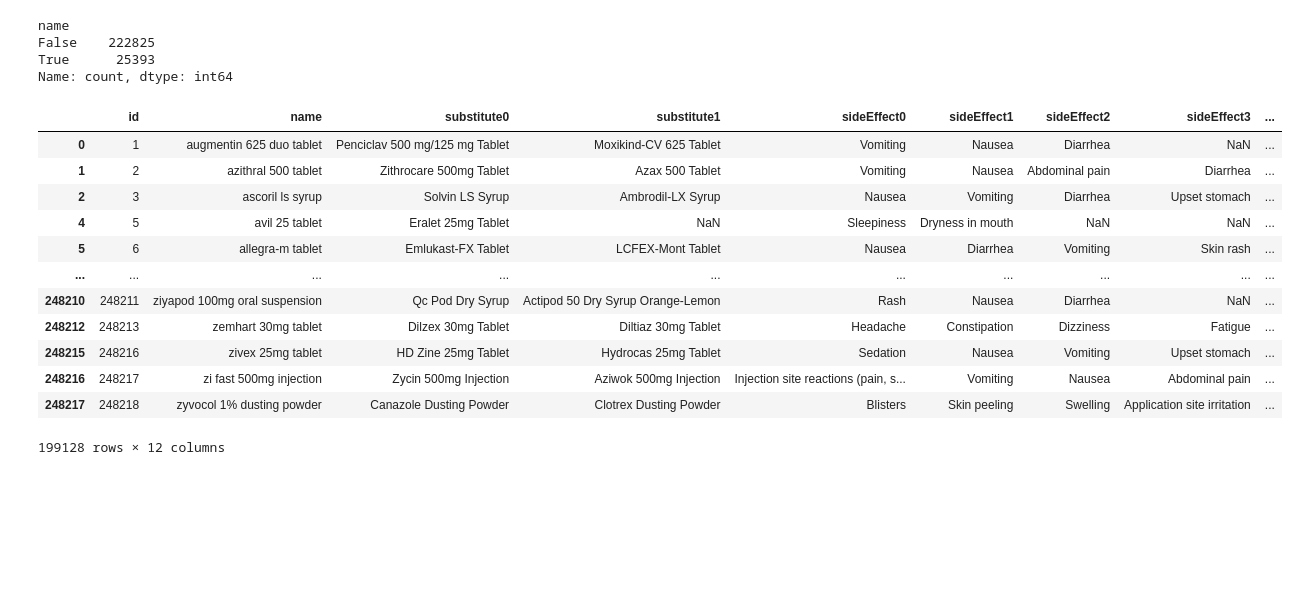
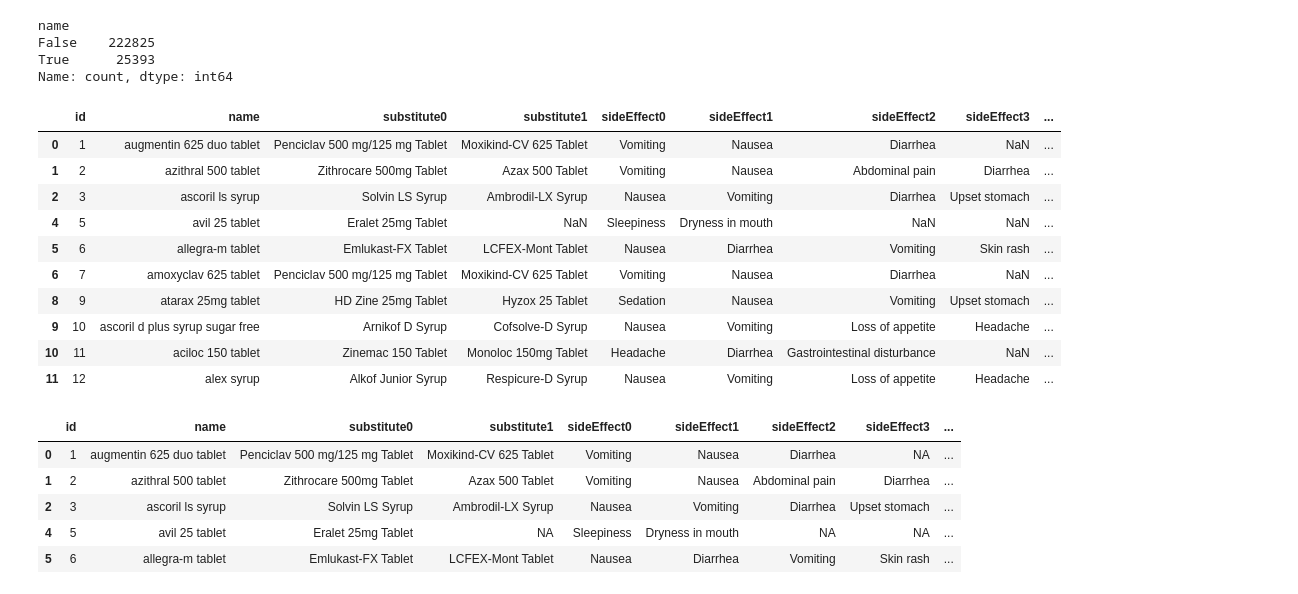
Before and after one commit to jakemcgraw83/project3Med_interactions, a Jupyter notebook: Exploring_data.ipynb, the cells around one changed output. Drawn from its saved outputs; the diff is of its cells as text; code cells hidden in the pictures; blank space fills up the shorter version.

```diff
--- a/Exploring_data.ipynb
+++ b/Exploring_data.ipynb
@@ -72,19 +71,28 @@ Name: count, dtype: int64
 # %%
 df_dup = df[~df['name'].duplicated(keep=False)]
 
-df_dup
+df_dup.head(10)
 # %% [output]
 |  | id | name | substitute0 | substitute1 | sideEffect0 | sideEffect1 | sideEffect2 | sideEffect3 | ... |
 | 0 | 1 | augmentin 625 duo tablet | Penciclav 500 mg/125 mg Tablet | Moxikind-CV 625 Tablet | Vomiting | Nausea | Diarrhea | NaN | ... |
 | 1 | 2 | azithral 500 tablet | Zithrocare 500mg Tablet | Azax 500 Tablet | Vomiting | Nausea | Abdominal pain | Diarrhea | ... |
 | 2 | 3 | ascoril ls syrup | Solvin LS Syrup | Ambrodil-LX Syrup | Nausea | Vomiting | Diarrhea | Upset stomach | ... |
 | 4 | 5 | avil 25 tablet | Eralet 25mg Tablet | NaN | Sleepiness | Dryness in mouth | NaN | NaN | ... |
 | 5 | 6 | allegra-m tablet | Emlukast-FX Tablet | LCFEX-Mont Tablet | Nausea | Diarrhea | Vomiting | Skin rash | ... |
-| ... | ... | ... | ... | ... | ... | ... | ... | ... | ... |
-| 248210 | 248211 | ziyapod 100mg oral suspension | Qc Pod Dry Syrup | Actipod 50 Dry Syrup Orange-Lemon | Rash | Nausea | Diarrhea | NaN | ... |
-| 248212 | 248213 | zemhart 30mg tablet | Dilzex 30mg Tablet | Diltiaz 30mg Tablet | Headache | Constipation | Dizziness | Fatigue | ... |
-| 248215 | 248216 | zivex 25mg tablet | HD Zine 25mg Tablet | Hydrocas 25mg Tablet | Sedation | Nausea | Vomiting | Upset stomach | ... |
-| 248216 | 248217 | zi fast 500mg injection | Zycin 500mg Injection | Aziwok 500mg Injection | Injection site reactions (pain, s... | Vomiting | Nausea | Abdominal pain | ... |
-| 248217 | 248218 | zyvocol 1% dusting powder | Canazole Dusting Powder | Clotrex Dusting Powder | Blisters | Skin peeling | Swelling | Application site irritation | ... |
+| 6 | 7 | amoxyclav 625 tablet | Penciclav 500 mg/125 mg Tablet | Moxikind-CV 625 Tablet | Vomiting | Nausea | Diarrhea | NaN | ... |
+| 8 | 9 | atarax 25mg tablet | HD Zine 25mg Tablet | Hyzox 25 Tablet | Sedation | Nausea | Vomiting | Upset stomach | ... |
+| 9 | 10 | ascoril d plus syrup sugar free | Arnikof D Syrup | Cofsolve-D Syrup | Nausea | Vomiting | Loss of appetite | Headache | ... |
+| 10 | 11 | aciloc 150 tablet | Zinemac 150 Tablet | Monoloc 150mg Tablet | Headache | Diarrhea | Gastrointestinal disturbance | NaN | ... |
+| 11 | 12 | alex syrup | Alkof Junior Syrup | Respicure-D Syrup | Nausea | Vomiting | Loss of appetite | Headache | ... |
-199128 rows × 12 columns
+# %%
+df_final= df_dup.fillna('NA')
+
+df_final.head()
+# %% [output]
+|  | id | name | substitute0 | substitute1 | sideEffect0 | sideEffect1 | sideEffect2 | sideEffect3 | ... |
+| 0 | 1 | augmentin 625 duo tablet | Penciclav 500 mg/125 mg Tablet | Moxikind-CV 625 Tablet | Vomiting | Nausea | Diarrhea | NA | ... |
+| 1 | 2 | azithral 500 tablet | Zithrocare 500mg Tablet | Azax 500 Tablet | Vomiting | Nausea | Abdominal pain | Diarrhea | ... |
+| 2 | 3 | ascoril ls syrup | Solvin LS Syrup | Ambrodil-LX Syrup | Nausea | Vomiting | Diarrhea | Upset stomach | ... |
+| 4 | 5 | avil 25 tablet | Eralet 25mg Tablet | NA | Sleepiness | Dryness in mouth | NA | NA | ... |
+| 5 | 6 | allegra-m tablet | Emlukast-FX Tablet | LCFEX-Mont Tablet | Nausea | Diarrhea | Vomiting | Skin rash | ... |
 # %%
```
Also changed, not shown: parts of 8 cells of this notebook, 1 other file.
